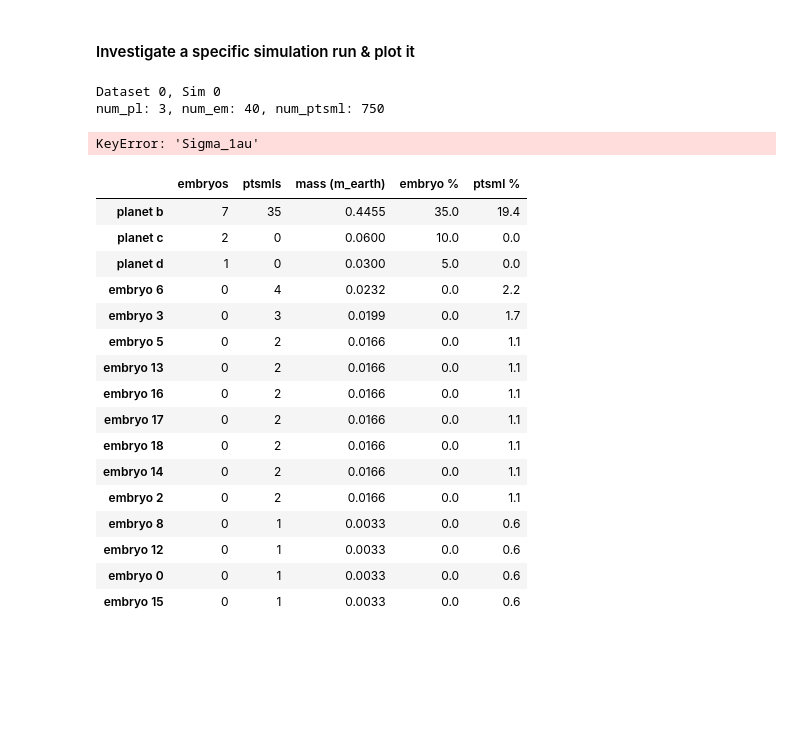
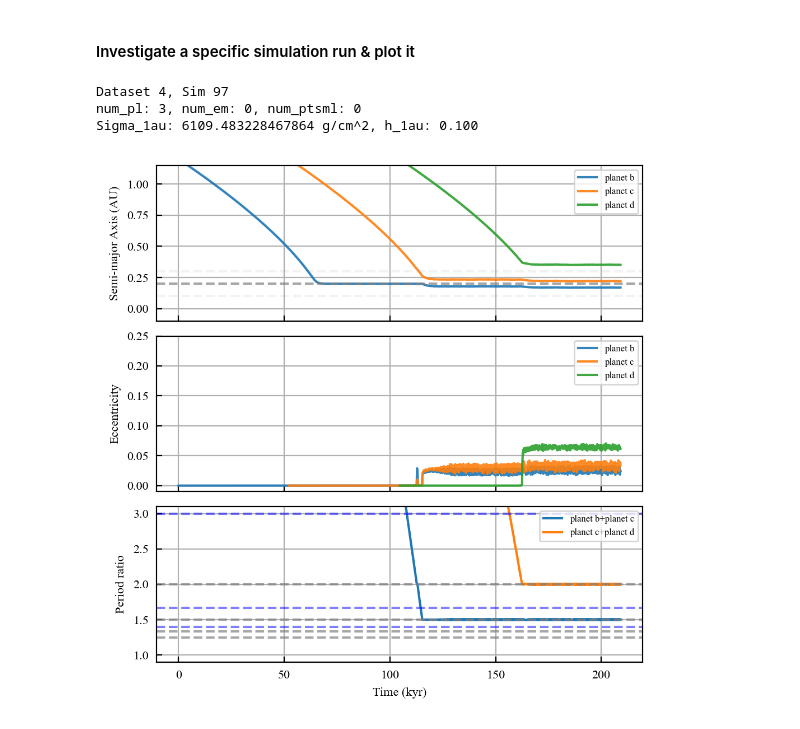
Before and after one commit to dchen10Git/uh-ifa-reu-2026, a Jupyter notebook: analyze_sims.ipynb, the cells around one changed output. Cells and saved outputs as stored; diff of their text form; code cells hidden in the pictures; blank space fills up the shorter version.

```diff
--- a/analyze_sims.ipynb
+++ b/analyze_sims.ipynb
@@ -65,8 +65,8 @@ r_sun = u.Rsun.to(u.AU)
 # %% [markdown]
 #### Investigate a specific simulation run & plot it
 # %%
-dataset_id = 0
-sim_id = 0
+dataset_id = 4
+sim_id = 97
 base_dir = Path.cwd()
 file_path = base_dir.parent / f"sim_results/dataset{dataset_id}" / f"sim{sim_id}.h5"
 saved_sim = reb_sims.load_simulation_run(file_path)
@@ -96,13 +96,14 @@ def plot_end_marker(ax, t, y, **kwargs):
             **kwargs
         )
 
-def plot_system(sim_data, num_pl, num_em, num_ptsml, t_units='kyr'):
+def plot_system(saved_sim, num_pl, num_em, num_ptsml, t_units='kyr'):
     '''
     Takes dataframes for planets and plots a, e, and P ratios over time.
     '''
     # could also try plotting log
-
-    times = sim_data[0]['planet b']['time']
+    sim_data, metadata = saved_sim
+    rock_names = metadata['rock_names']
+    times = sim_data['planet b']['time']
 
     fig, (ax1, ax2, ax3) = plt.subplots(3, 1, sharex=True)
     fig.set_figwidth(5)
@@ -118,36 +119,37 @@ def plot_system(sim_data, num_pl, num_em, num_ptsml, t_units='kyr'):
         name = rock_names[i]
 
         if t_units == 'kyr':
-            ax1.plot(times/time_factor, sim_data[0][name]["a"], alpha=0.9, label=name)
-            ax2.plot(times/time_factor, sim_data[0][name]["e"], alpha=0.9, label=name)
+            ax1.plot(times/time_factor, sim_data[name]["a"], alpha=0.9, label=name)
+            ax2.plot(times/time_factor, sim_data[name]["e"], alpha=0.9, label=name)
 
             if i < num_pl-1:
-                ax3.plot(times/time_factor, sim_data[0][name]["P_ratio"], label=f"{name}+{rock_names[i+1]}")
+                # ax3.plot(times/time_factor, sim_data[name]["P_ratio"], label=f"{name}+{rock_names[i+1]}")
+                ax3.plot(times/time_factor, sim_data[rock_names[i+1]]["P"]/sim_data[name]["P"], label=f"{name}+{rock_names[i+1]}")
 
     # Another loop to prevent color confusion
     for i in range(num_pl):
         name = rock_names[i]
         if t_units == 'kyr':
-            plot_end_marker(ax1, times/time_factor, sim_data[0][name]["a"], c=f'C{i}', ms=5, mew=2.5)
-            plot_end_marker(ax2, times/time_factor, sim_data[0][name]["e"], c=f'C{i}', ms=5, mew=2.5)
+            plot_end_marker(ax1, times/time_factor, sim_data[name]["a"], c=f'C{i}', ms=5, mew=2.5)
+            plot_end_marker(ax2, times/time_factor, sim_data[name]["e"], c=f'C{i}', ms=5, mew=2.5)
 
     for i in range(0, num_em, 1):
         name = rock_names[i+num_pl]
 
         if t_units == 'kyr':
-            ax1.plot(times/time_factor, sim_data[0][name]["a"], c='navy', alpha=0.5, lw=0.4)
-            ax2.plot(times/time_factor, sim_data[0][name]["e"], c='navy', alpha=0.5, lw=0.4)
-            plot_end_marker(ax1, times/time_factor, sim_data[0][name]["a"], color='r', ms=2, mew=1, alpha=0.7)
-            plot_end_marker(ax2, times/time_factor, sim_data[0][name]["e"], color='r', ms=2, mew=1, alpha=0.7)
+            ax1.plot(times/time_factor, sim_data[name]["a"], c='navy', alpha=0.5, lw=0.4)
+            ax2.plot(times/time_factor, sim_data[name]["e"], c='navy', alpha=0.5, lw=0.4)
+            plot_end_marker(ax1, times/time_factor, sim_data[name]["a"], color='r', ms=2, mew=1, alpha=0.7)
+            plot_end_marker(ax2, times/time_factor, sim_data[name]["e"], color='r', ms=2, mew=1, alpha=0.7)
 
     for i in range(0, num_ptsml, 1):
         name = rock_names[i+num_pl+num_em]
 
         if t_units == 'kyr':
-            ax1.plot(times/time_factor, sim_data[0][name]["a"], c='k', alpha=0.3, lw=0.1)
-            ax2.plot(times/time_factor, sim_data[0][name]["e"], c='k', alpha=0.3, lw=0.1)
-            plot_end_marker(ax1, times/time_factor, sim_data[0][name]["a"], color='r', ms=1, mew=0.5, alpha=0.6)
-            plot_end_marker(ax2, times/time_factor, sim_data[0][name]["e"], color='r', ms=1, mew=0.5, alpha=0.6)
+            ax1.plot(times/time_factor, sim_data[name]["a"], c='k', alpha=0.3, lw=0.1)
+            ax2.plot(times/time_factor, sim_data[name]["e"], c='k', alpha=0.3, lw=0.1)
+            plot_end_marker(ax1, times/time_factor, sim_data[name]["a"], color='r', ms=1, mew=0.5, alpha=0.6)
+            plot_end_marker(ax2, times/time_factor, sim_data[name]["e"], color='r', ms=1, mew=0.5, alpha=0.6)
 
     ax1.set_ylabel("Semi-major Axis (AU)")
     ax2.set_ylabel("Eccentricity")
@@ -158,47 +160,48 @@ def plot_system(sim_data, num_pl, num_em, num_ptsml, t_units='kyr'):
 
     ax1.set_ylim(-0.1,1.15)
     ax2.set_ylim(-0.01,0.25)
-    ax3.set_ylim(0.9,2.2)
+    ax3.set_ylim(0.9,3.1)
 
     # Plot ide location & width
     try:
-        ax1.axhline(sim_data[1]["ide_position"], color='gray', ls='--', alpha=0.7)
-        ax1.axhline(sim_data[1]["ide_position"] - sim_data[1]["ide_width"], color='gray', ls='--', alpha=0.1)
-        ax1.axhline(sim_data[1]["ide_position"] + sim_data[1]["ide_width"], color='gray', ls='--', alpha=0.1)
+        ax1.axhline(metadata["ide_position"], color='gray', ls='--', alpha=0.7)
+        ax1.axhline(metadata["ide_position"] - metadata["ide_width"], color='gray', ls='--', alpha=0.1)
+        ax1.axhline(metadata["ide_position"] + metadata["ide_width"], color='gray', ls='--', alpha=0.1)
     except:
         pass
 
     ax1.legend(fontsize=6); ax2.legend(fontsize=6); ax3.legend(fontsize=6)
     ax1.grid(True); ax2.grid(True); ax3.grid(True)
 
     # Add horizontal lines for resonances
     first_res = [2/1, 3/2, 4/3, 5/4]
     second_res = [3/1, 5/3, 7/5]
     third_res = [4/1, 5/2, 7/4, 8/5]
 
     for r in first_res:
         ax3.axhline(r, color='gray', ls='--', alpha=0.7)
     for r in second_res:
         ax3.axhline(r, color='blue', ls='--', alpha=0.5)
     # for r in third_res:
     #     ax3.axhline(r, color='red', ls='--', alpha=0.5)
 
     fig.subplots_adjust(hspace=0)
 
     # plt.suptitle("Orbital Evolution")
     plt.tight_layout(); plt.show()
     # plt.savefig("orbital_evo.svg", bbox_inches="tight")
 
 print(f"Dataset {dataset_id}, Sim {sim_id}")
 print(f"num_pl: {metadata['num_pl']}, num_em: {metadata['num_em']}, num_ptsml: {metadata['num_ptsml']}")
 print(f"Sigma_1au: {metadata['Sigma_1au']} g/cm^2, h_1au: {metadata['h_1au']:.3f}")
 
 %matplotlib widget
 plot_system(saved_sim, num_pl, num_em, num_ptsml)
 # %% [output]
-Dataset 0, Sim 0
-num_pl: 3, num_em: 40, num_ptsml: 750
+Dataset 4, Sim 97
+num_pl: 3, num_em: 0, num_ptsml: 0
+Sigma_1au: 6109.483228467864 g/cm^2, h_1au: 0.100
-KeyError: 'Sigma_1au'
+[figure, added]
 # %%
 def get_collision_log(metadata):
     """Collects collision log and converts to pd.DataFrame for later use.
@@ -216,7 +219,6 @@ def get_collision_log(metadata):
     collision_df["victim mass"] = (collision_df["victim mass"] / m_earth).round(4)
     collision_df = collision_df.rename(columns={"victim mass": "victim mass (m_earth)"})
     return collision_df
-
 
 def get_particle_fates(metadata):
     fate_df = (pd.Series(metadata["particle_fate"]).rename("outcome"))
@@ -310,26 +312,6 @@ def get_accretion_stats(metadata, latex=False):
 collision_df = get_collision_log(metadata)
 fates_df = get_particle_fates(metadata)
 accretion_df = get_accretion_stats(metadata)
-
-accretion_df
-# %% [output]
-|  | embryos | ptsmls | mass (m_earth) | embryo % | ptsml % |
-| planet b | 7 | 35 | 0.4455 | 35.0 | 19.4 |
-| planet c | 2 | 0 | 0.0600 | 10.0 | 0.0 |
-| planet d | 1 | 0 | 0.0300 | 5.0 | 0.0 |
-| embryo 6 | 0 | 4 | 0.0232 | 0.0 | 2.2 |
-| embryo 3 | 0 | 3 | 0.0199 | 0.0 | 1.7 |
-| embryo 5 | 0 | 2 | 0.0166 | 0.0 | 1.1 |
-| embryo 13 | 0 | 2 | 0.0166 | 0.0 | 1.1 |
-| embryo 16 | 0 | 2 | 0.0166 | 0.0 | 1.1 |
-| embryo 17 | 0 | 2 | 0.0166 | 0.0 | 1.1 |
-| embryo 18 | 0 | 2 | 0.0166 | 0.0 | 1.1 |
-| embryo 14 | 0 | 2 | 0.0166 | 0.0 | 1.1 |
-| embryo 2 | 0 | 2 | 0.0166 | 0.0 | 1.1 |
-| embryo 8 | 0 | 1 | 0.0033 | 0.0 | 0.6 |
-| embryo 12 | 0 | 1 | 0.0033 | 0.0 | 0.6 |
-| embryo 0 | 0 | 1 | 0.0033 | 0.0 | 0.6 |
-| embryo 15 | 0 | 1 | 0.0033 | 0.0 | 0.6 |
 # %%
 def summarize_accretion(collision_df, percent=True):
     """Summarizes accretion information.
```
Also changed, not shown: parts of 8 cells of this notebook, 3 other files.
